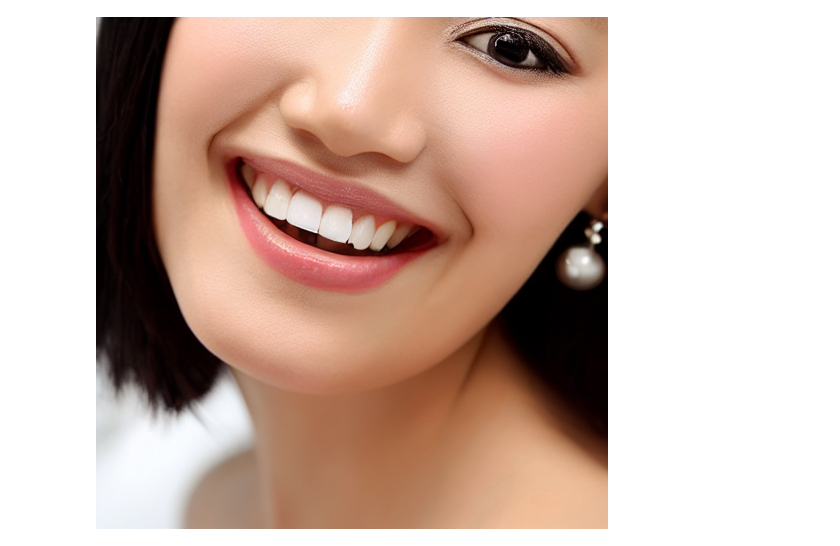
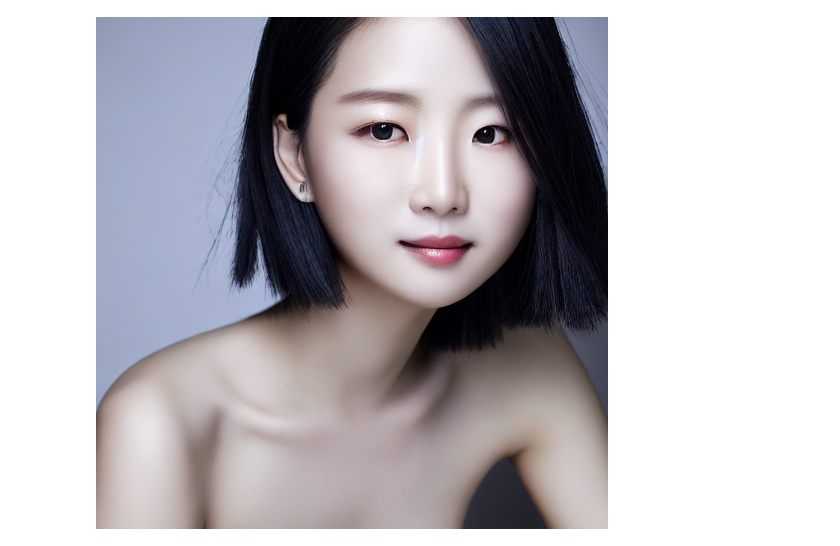
Before and after one commit to soplwang/diffusers, a Jupyter notebook: sd15_lzl_lora.ipynb, the cells around one changed output. Saved outputs shown, nothing was run; the diff lists cells and outputs as text; code cells hidden in the pictures.

Commit message:
refactor: add more models

```diff
--- a/sd15_lzl_lora.ipynb
+++ b/sd15_lzl_lora.ipynb
@@ -1,18 +1,22 @@
 # %%
 from diffusers import StableDiffusionPipeline, DPMSolverMultistepScheduler
 
-# LoRA weights ~3 MB
-model_path = "./lzl"
+# LoRA weights ~150 MB
+model_path = "/Users/soplwang/Downloads/lzl"
 
 pipe = StableDiffusionPipeline.from_pretrained(
     "runwayml/stable-diffusion-v1-5",
     safety_checker = None,
-    requires_safety_checker = False
-    )
-pipe.scheduler = DPMSolverMultistepScheduler.from_config(pipe.scheduler.config)
+    requires_safety_checker = False,
+).to("mps")
+# pipe.scheduler = DPMSolverMultistepScheduler.from_config(pipe.scheduler.config)
 
-pipe.unet.load_attn_procs(model_path)
-pipe.to("mps")
+# pipe.unet.load_attn_procs(model_path)
+# pipe.to("mps")
+pipe.scheduler = DPMSolverMultistepScheduler.from_config(
+    pipe.scheduler.config, use_karras_sigmas=True
+)
+pipe.load_lora_weights(model_path, weight_name="lzl_lora.safetensors")
 
 # Recommended if your computer has < 64 GB of RAM
 pipe.enable_attention_slicing()
@@ -19,12 +35,12 @@ pipe.enable_attention_slicing()
 # %%
-prompt = "1girl,lin_chi_ling,bare shoulders,black hair,collarbone,holding,lips,long hair,looking at viewer,realistic,smile,solo,teeth,upper body,rating:safe"
+prompt = "linchiling, 1girl, realistic,"
 negative_prompt = "(worst quality, low quality:1.4), (zombie, sketch, interlocked fingers, comic),"
 
 # First-time "warmup" pass if PyTorch version is 1.13 (see explanation above)
 _ = pipe(prompt, num_inference_steps=1)
 
 # Results match those from the CPU device after the warmup pass.
-image = pipe(prompt, num_inference_steps=75, negative_prompt=negative_prompt).images[0]
+image = pipe(prompt, num_inference_steps=30, negative_prompt=negative_prompt).images[0]
 image
 # %% [output]
-[figure, old version]
+[figure, new version]
```
Also changed, not shown: parts of 2 cells of this notebook, 6 other files.
